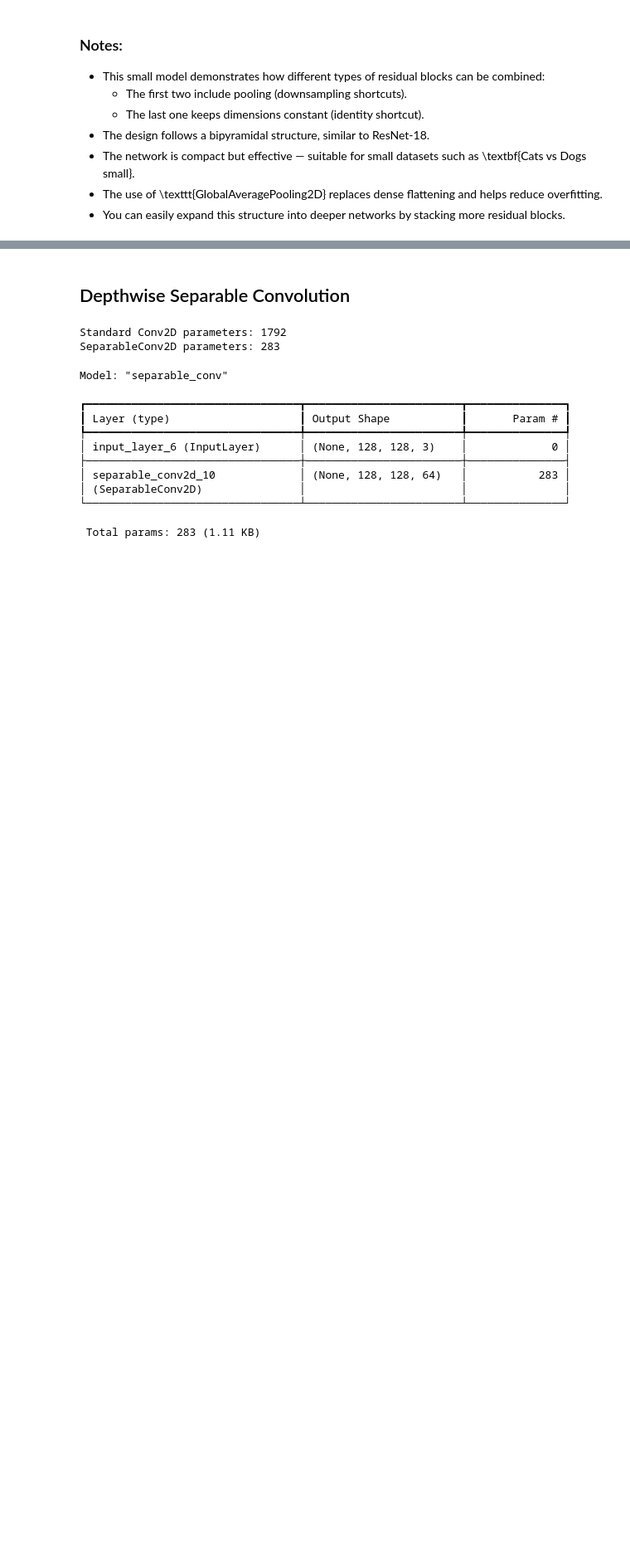
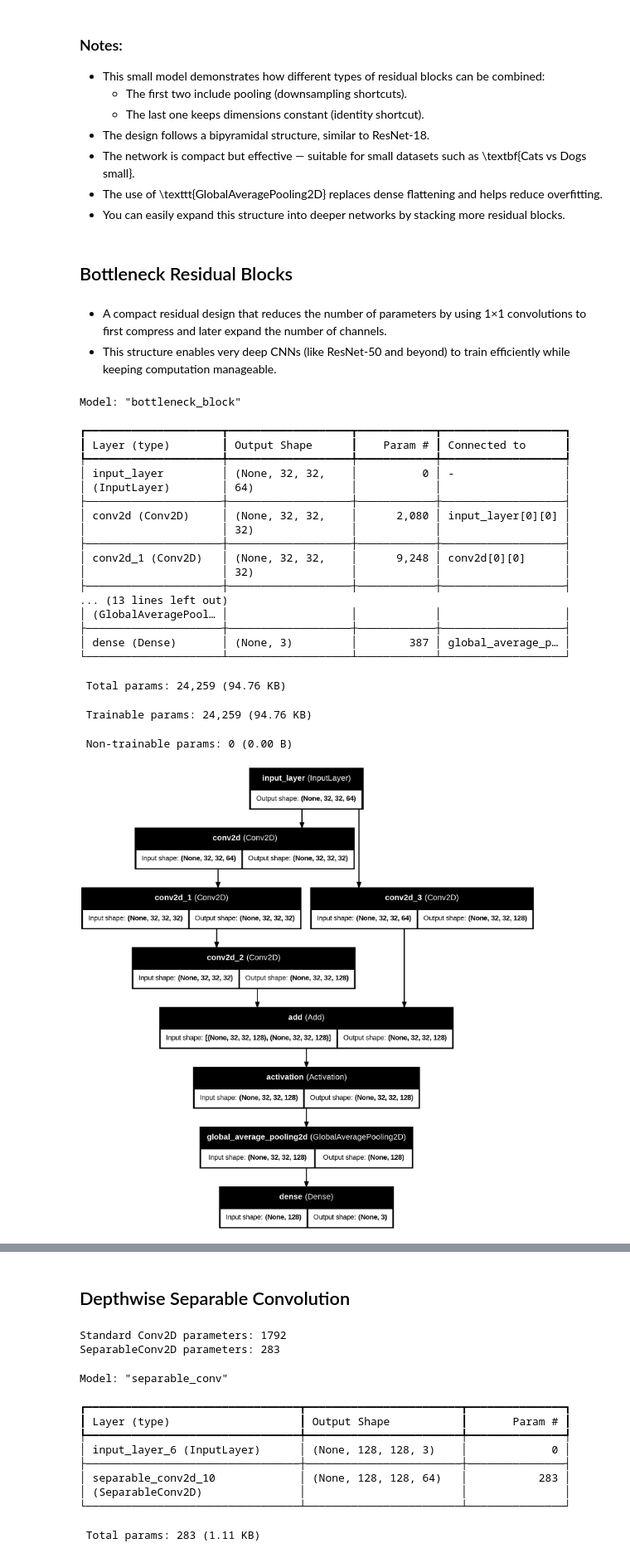
Before and after one commit to reitezuz/18NES2-2025, a Jupyter notebook: week_07/cnn_architecture_patterns.ipynb, the cells around one changed output, grey strips where cells are left out. Shown at 83% size. Cells and saved outputs as stored; diff of their text form; code cells hidden in the pictures; blank space fills up the shorter version.

```diff
--- a/week_07/cnn_architecture_patterns.ipynb
+++ b/week_07/cnn_architecture_patterns.ipynb
@@ -294,3 +294,66 @@ Model: "functional_4"
 - The network is compact but effective — suitable for small datasets such as \textbf{Cats vs Dogs small}.
 - The use of \texttt{GlobalAveragePooling2D} replaces dense flattening and helps reduce overfitting.
 - You can easily expand this structure into deeper networks by stacking more residual blocks.
+# %% [markdown]
+## Bottleneck Residual Blocks
+# %% [markdown]
+- A compact residual design that reduces the number of parameters by using 1×1 convolutions to first compress and later expand the number of channels.
+- This structure enables very deep CNNs (like ResNet-50 and beyond) to train efficiently while keeping computation manageable.
+# %%
+import keras
+from keras import layers, models
+
+# 🧱 Bottleneck residual block example
+# -----------------------------------
+# Structure: 1x1 conv (reduce) → 3x3 conv (process) → 1x1 conv (expand)
+# Residual shortcut connection ensures stable training in deep networks.
+
+inputs = layers.Input(shape=(32, 32, 64))  # e.g., input with 64 channels
+
+# Main path
+x = layers.Conv2D(32, (1, 1), padding="same", activation="relu")(inputs)   # reduce channels (compression)
+x = layers.Conv2D(32, (3, 3), padding="same", activation="relu")(x)        # spatial filtering
+x = layers.Conv2D(128, (1, 1), padding="same", activation=None)(x)         # expand channels (restore depth)
+
+# Shortcut path (projection if needed)
+residual = layers.Conv2D(128, (1, 1), padding="same")(inputs)
+
+# Combine main and shortcut
+x = layers.Add()([x, residual])
+x = layers.Activation("relu")(x)
+
+# Head of the model (for visualization/demo)
+x = layers.GlobalAveragePooling2D()(x)
+outputs = layers.Dense(3, activation="softmax")(x)
+
+# Build the model
+model = models.Model(inputs, outputs, name="bottleneck_block")
+model.summary()
+
+# Optional: visualize
+keras.utils.plot_model(model, to_file="bottleneck_block.png", show_shapes=True, show_layer_names=True)
+from IPython.display import Image, display
+display(Image(filename="bottleneck_block.png", width=800))
+# %% [output]
+Model: "bottleneck_block"
+┏━━━━━━━━━━━━━━━━━━━━━┳━━━━━━━━━━━━━━━━━━━┳━━━━━━━━━━━━┳━━━━━━━━━━━━━━━━━━━┓
+┃ Layer (type)        ┃ Output Shape      ┃    Param # ┃ Connected to      ┃
+┡━━━━━━━━━━━━━━━━━━━━━╇━━━━━━━━━━━━━━━━━━━╇━━━━━━━━━━━━╇━━━━━━━━━━━━━━━━━━━┩
+│ input_layer         │ (None, 32, 32,    │          0 │ -                 │
+│ (InputLayer)        │ 64)               │            │                   │
+├─────────────────────┼───────────────────┼────────────┼───────────────────┤
+│ conv2d (Conv2D)     │ (None, 32, 32,    │      2,080 │ input_layer[0][0] │
+│                     │ 32)               │            │                   │
+├─────────────────────┼───────────────────┼────────────┼───────────────────┤
+│ conv2d_1 (Conv2D)   │ (None, 32, 32,    │      9,248 │ conv2d[0][0]      │
+│                     │ 32)               │            │                   │
+├─────────────────────┼───────────────────┼────────────┼───────────────────┤
+... (13 lines left out)
+│ (GlobalAveragePool… │                   │            │                   │
+├─────────────────────┼───────────────────┼────────────┼───────────────────┤
+│ dense (Dense)       │ (None, 3)         │        387 │ global_average_p… │
+└─────────────────────┴───────────────────┴────────────┴───────────────────┘
+ Total params: 24,259 (94.76 KB)
+ Trainable params: 24,259 (94.76 KB)
+ Non-trainable params: 0 (0.00 B)
+[figure, added]
```
Also changed, not shown: parts of 1 cell of this notebook.
